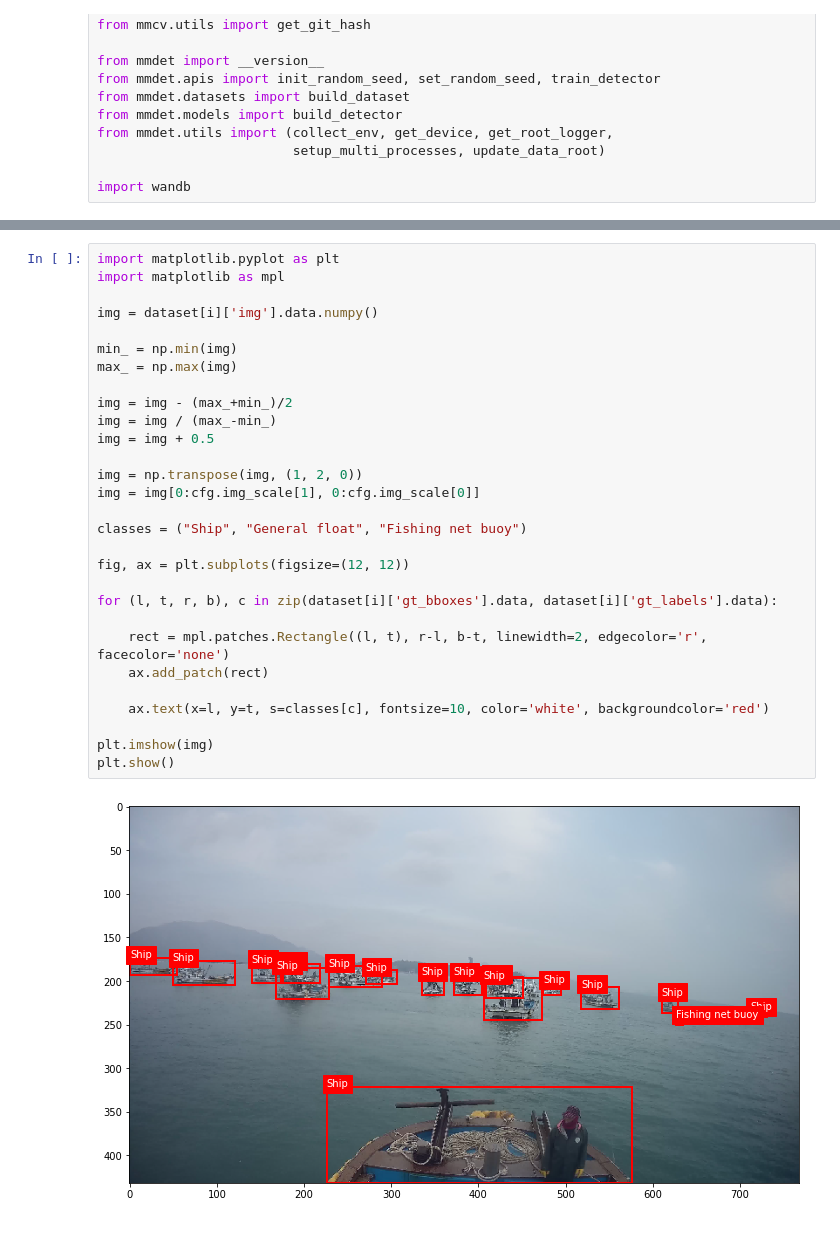
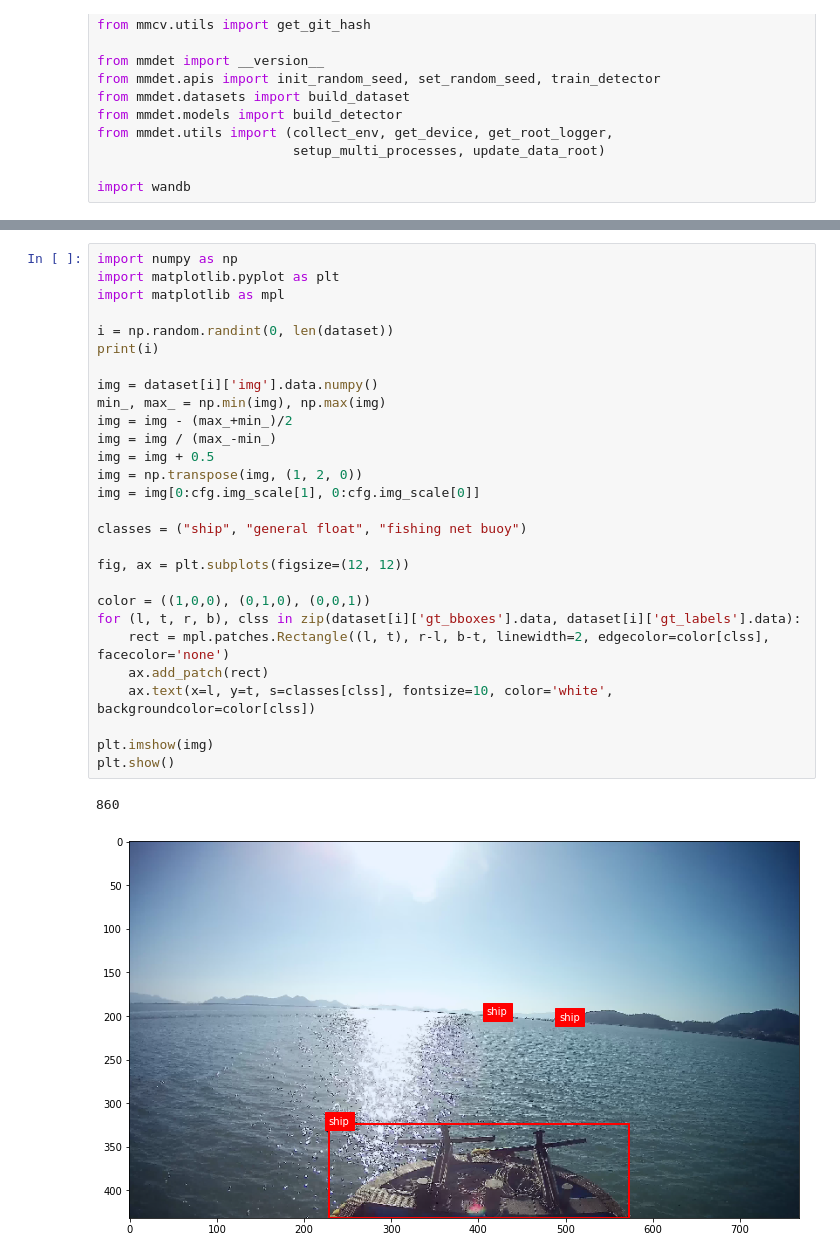
Before and after one commit to star-bits/all-seaing-eye, a Jupyter notebook: train.ipynb, the cells around one changed output, grey strips where cells are left out. Drawn from its saved outputs; the diff is of its cells as text.

```diff
--- a/train.ipynb
+++ b/train.ipynb
@@ -81,32 +108,32 @@ dataset[i]
 # %%
+import numpy as np
 import matplotlib.pyplot as plt
 import matplotlib as mpl
 
+i = np.random.randint(0, len(dataset))
+print(i)
+
 img = dataset[i]['img'].data.numpy()
-
-min_ = np.min(img)
-max_ = np.max(img)
-
+min_, max_ = np.min(img), np.max(img)
 img = img - (max_+min_)/2
 img = img / (max_-min_)
 img = img + 0.5
-
 img = np.transpose(img, (1, 2, 0))
 img = img[0:cfg.img_scale[1], 0:cfg.img_scale[0]]
 
-classes = ("Ship", "General float", "Fishing net buoy")
+classes = ("ship", "general float", "fishing net buoy")
 
 fig, ax = plt.subplots(figsize=(12, 12))
 
-for (l, t, r, b), c in zip(dataset[i]['gt_bboxes'].data, dataset[i]['gt_labels'].data):
-
-    rect = mpl.patches.Rectangle((l, t), r-l, b-t, linewidth=2, edgecolor='r', facecolor='none')
+color = ((1,0,0), (0,1,0), (0,0,1))
+for (l, t, r, b), clss in zip(dataset[i]['gt_bboxes'].data, dataset[i]['gt_labels'].data):
+    rect = mpl.patches.Rectangle((l, t), r-l, b-t, linewidth=2, edgecolor=color[clss], facecolor='none')
     ax.add_patch(rect)
-
-    ax.text(x=l, y=t, s=classes[c], fontsize=10, color='white', backgroundcolor='red')
+    ax.text(x=l, y=t, s=classes[clss], fontsize=10, color='white', backgroundcolor=color[clss])
 
 plt.imshow(img)
 plt.show()
 # %% [output]
+860
-[figure, old version]
+[figure, new version]
 # %%
```
Also changed, not shown: parts of 7 cells of this notebook, 8 other files.
